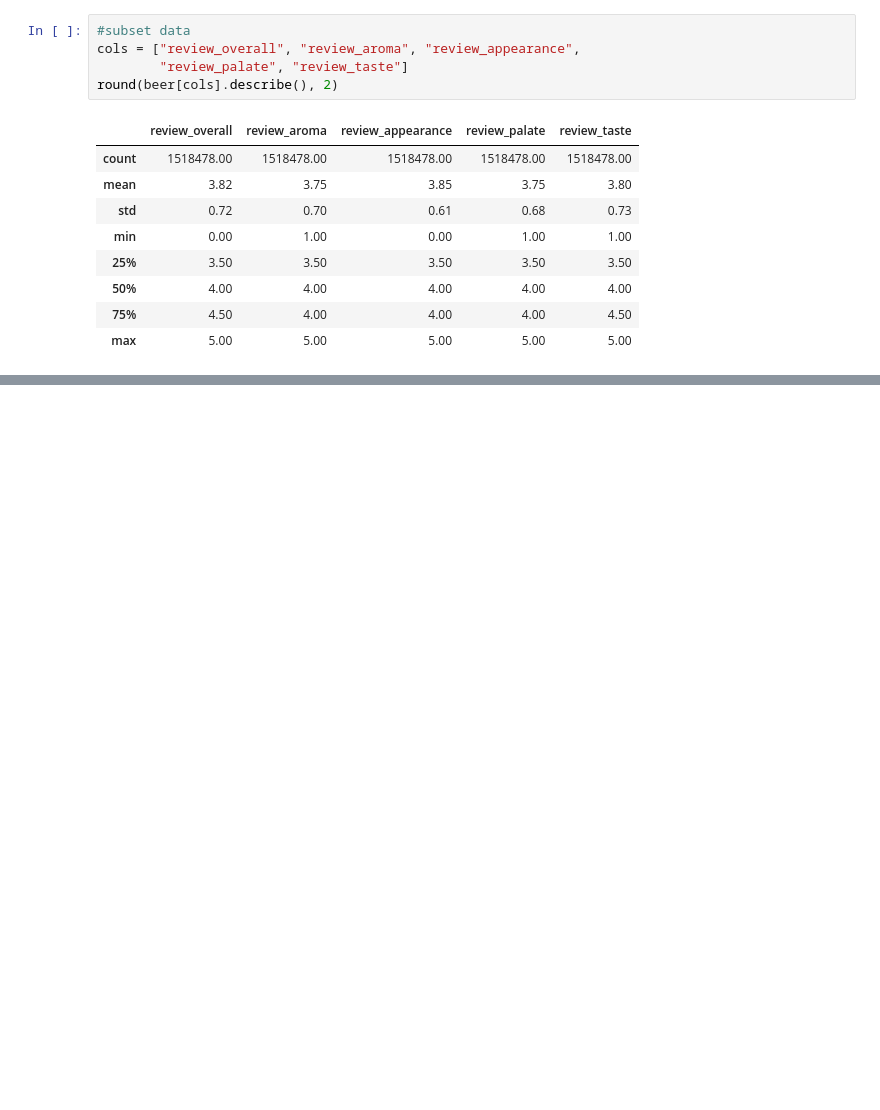
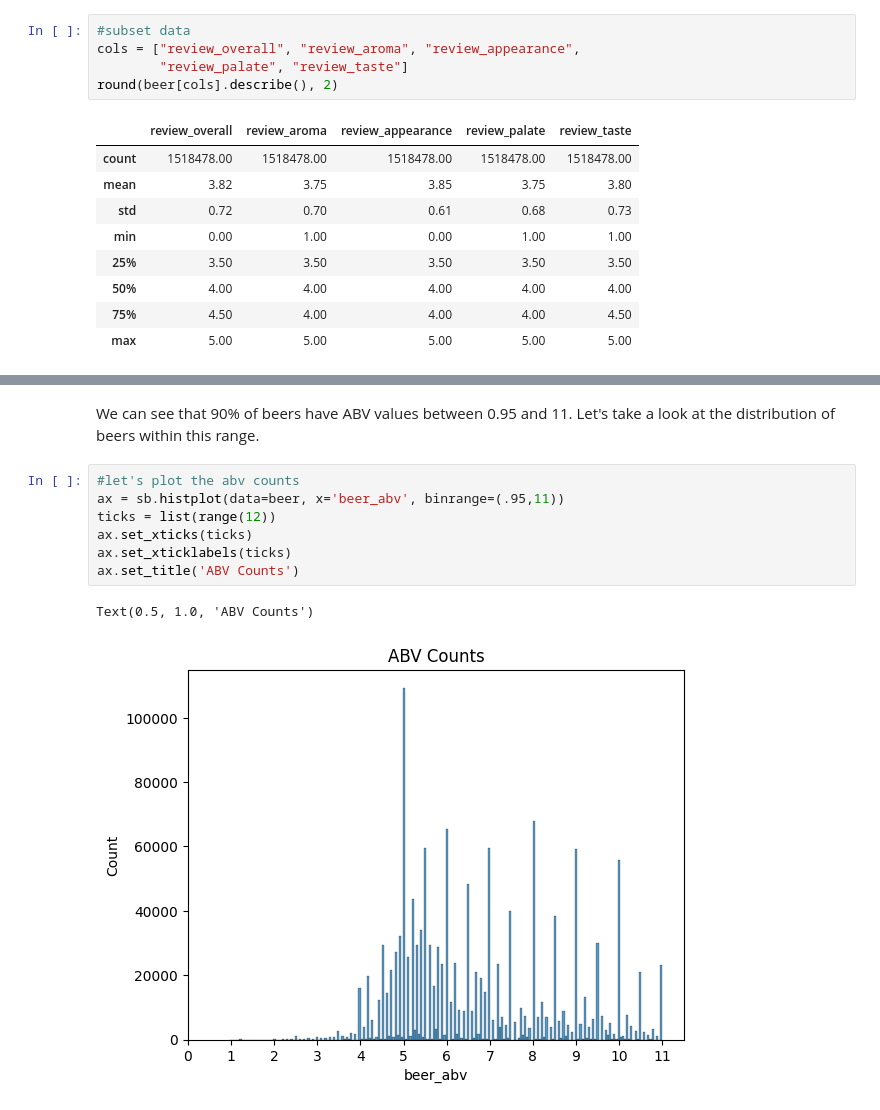
Before and after one commit to LucasLyons/Beer-Project, a Jupyter notebook: Beer Review Data Analysis.ipynb, the cells around one changed output, grey strips where cells are left out. Cells and saved outputs as stored; diff of their text form; blank space fills up the shorter version.

```diff
--- a/Beer Review Data Analysis.ipynb
+++ b/Beer Review Data Analysis.ipynb
@@ -98,0 +124,12 @@ We can see from the above results that the distribution for each score is simila
+# %% [markdown]
+We can see that 90% of beers have ABV values between 0.95 and 11. Let's take a look at the distribution of beers within this range.
+# %%
+#let's plot the abv counts
+ax = sb.histplot(data=beer, x='beer_abv', binrange=(.95,11))
+ticks = list(range(12))
+ax.set_xticks(ticks)
+ax.set_xticklabels(ticks)
+ax.set_title('ABV Counts')
+# %% [output]
+Text(0.5, 1.0, 'ABV Counts')
+[figure, added]
```
Also changed, not shown: parts of 8 cells of this notebook, 1 other file.
